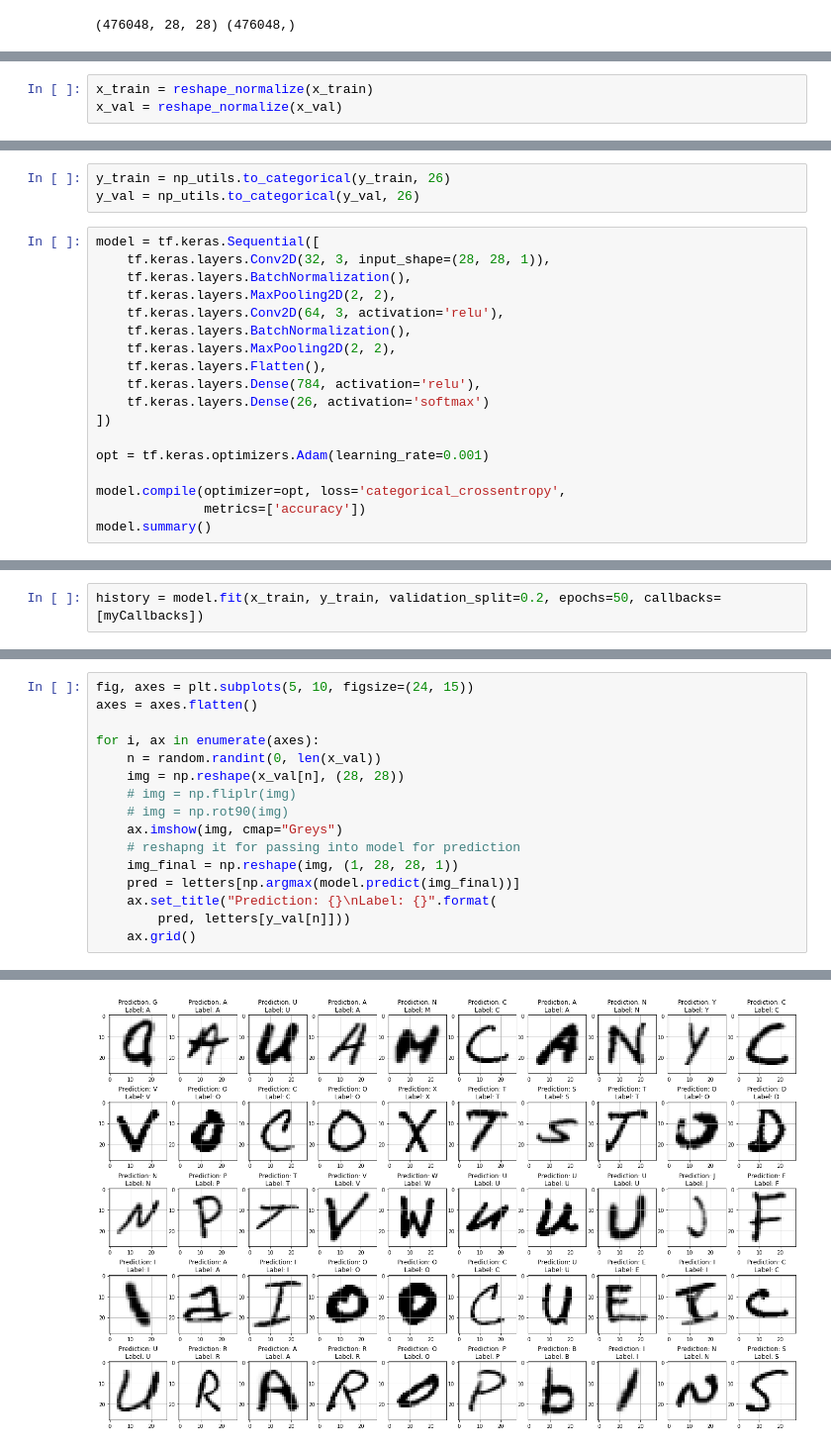
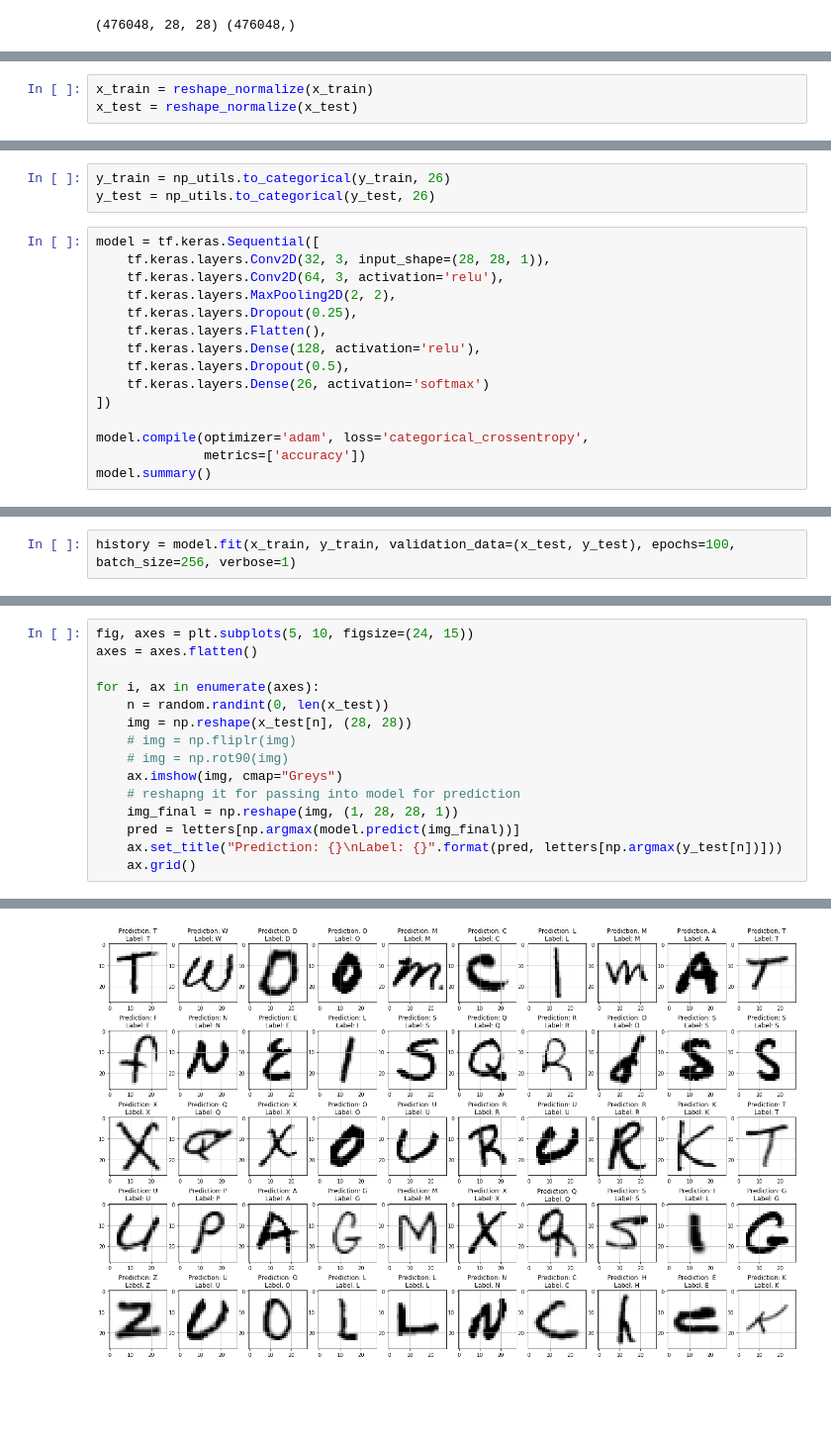
Before and after one commit to MRifqiFz/DidowML, a Jupyter notebook: combine_model.ipynb, the cells around one changed output, grey strips where cells are left out. Shown at 99% size. Drawn from its saved outputs; the diff is of its cells as text; blank space fills up the shorter version.

Commit message:
Update Combine Model Layers

```diff
--- a/combine_model.ipynb
+++ b/combine_model.ipynb
@@ -69,5 +68,5 @@ x_train, x_val, y_train, y_val = train_test_split(letters,
                                                   random_state=42)
 # %%
 x_train = reshape_normalize(x_train)
-x_val = reshape_normalize(x_val)
+x_test = reshape_normalize(x_test)
 # %%
@@ -90,22 +89,19 @@ show_image(emnist_train_letters[n], emnist_train_labels[n])
 # %%
 y_train = np_utils.to_categorical(y_train, 26)
-y_val = np_utils.to_categorical(y_val, 26)
+y_test = np_utils.to_categorical(y_test, 26)
 # %%
 model = tf.keras.Sequential([
     tf.keras.layers.Conv2D(32, 3, input_shape=(28, 28, 1)),
-    tf.keras.layers.BatchNormalization(),
+    tf.keras.layers.Conv2D(64, 3, activation='relu'),
     tf.keras.layers.MaxPooling2D(2, 2),
-    tf.keras.layers.Conv2D(64, 3, activation='relu'),
-    tf.keras.layers.BatchNormalization(),
-    tf.keras.layers.MaxPooling2D(2, 2),
+    tf.keras.layers.Dropout(0.25),
     tf.keras.layers.Flatten(),
-    tf.keras.layers.Dense(784, activation='relu'),
+    tf.keras.layers.Dense(128, activation='relu'),
+    tf.keras.layers.Dropout(0.5),
     tf.keras.layers.Dense(26, activation='softmax')
 ])
 
-opt = tf.keras.optimizers.Adam(learning_rate=0.001)
-
-model.compile(optimizer=opt, loss='categorical_crossentropy',
+model.compile(optimizer='adam', loss='categorical_crossentropy',
               metrics=['accuracy'])
 model.summary()
 # %% [output]
@@ -131,3 +125,3 @@ myCallbacks = EarlyStopping(monitor='val_loss', patience=2, min_delta=0.01)
 # %%
-history = model.fit(x_train, y_train, validation_split=0.2, epochs=50, callbacks=[myCallbacks])
+history = model.fit(x_train, y_train, validation_data=(x_test, y_test), epochs=100, batch_size=256, verbose=1)
 # %% [output]
@@ -180,15 +185,14 @@ fig, axes = plt.subplots(5, 10, figsize=(24, 15))
 axes = axes.flatten()
 
 for i, ax in enumerate(axes):
-    n = random.randint(0, len(x_val))
-    img = np.reshape(x_val[n], (28, 28))
+    n = random.randint(0, len(x_test))
+    img = np.reshape(x_test[n], (28, 28))
     # img = np.fliplr(img)
     # img = np.rot90(img)
     ax.imshow(img, cmap="Greys")
     # reshapng it for passing into model for prediction
     img_final = np.reshape(img, (1, 28, 28, 1))
     pred = letters[np.argmax(model.predict(img_final))]
-    ax.set_title("Prediction: {}\nLabel: {}".format(
-        pred, letters[y_val[n]]))
+    ax.set_title("Prediction: {}\nLabel: {}".format(pred, letters[np.argmax(y_test[n])]))
     ax.grid()
 # %% [output]
@@ -212,2 +216,2 @@ for i, ax in enumerate(axes):
-[figure, old version]
+[figure, new version]
 # %%
```
Also changed, not shown: parts of 15 cells of this notebook.
